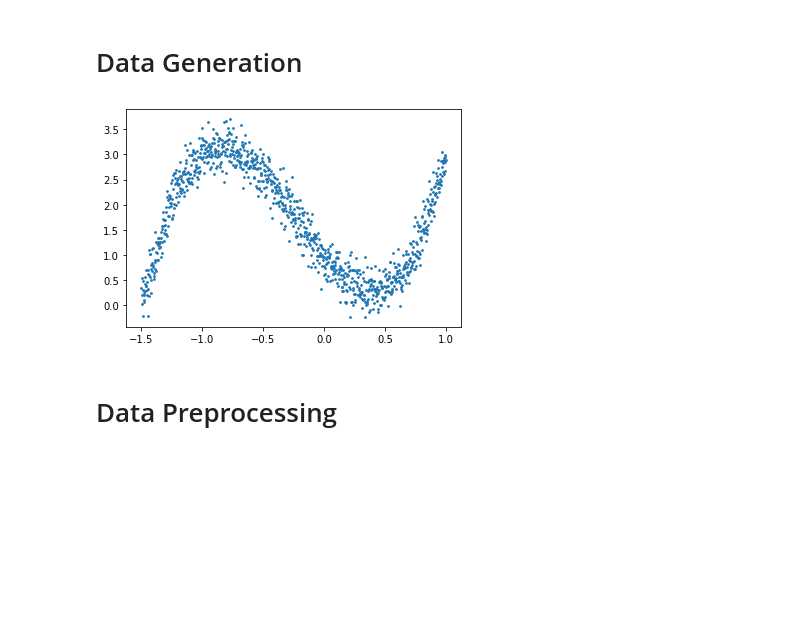
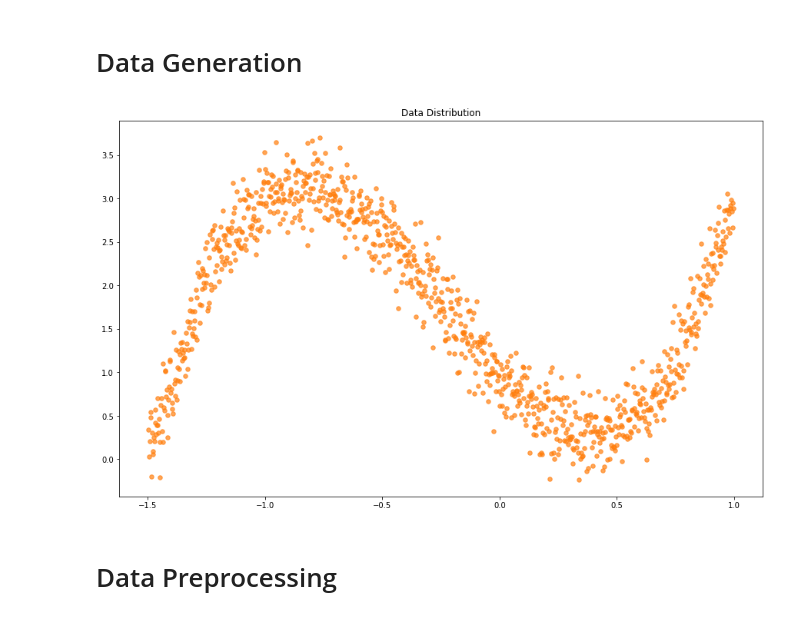
Before and after one commit to pha123661/NYCU-2021Fall-Introduction-to-Machine-Learning, a Jupyter notebook: HW4/Source code HW4 0711239.ipynb, the cells around one changed output. Cells and saved outputs as stored; diff of their text form; code cells hidden in the pictures; blank space fills up the shorter version.

```diff
--- a/HW4/Source code HW4 0711239.ipynb
+++ b/HW4/Source code HW4 0711239.ipynb
@@ -8,25 +8,24 @@
 import numpy as np
 import pandas as pd
 import matplotlib.pyplot as plt
-import matplotlib
 %matplotlib inline
 np.random.seed(0)
-matplotlib.rcParams['text.usetex'] = True
+plt.rcParams["figure.figsize"] = (15,9)
 # %% [markdown]
 # Linear Regression
 # %% [markdown]
 # Data Generation
 # %%
 x = np.linspace(-1.5, 1.0, num=1002)[1:-1] # -1.5 < x < 1.0
-epsilon = np.random.normal(0, 0.25, size=(1000,))
+epsilon = np.random.normal(0, 0.25, size=x.shape)
 y = 3*x**3 + 2*x**2 - 3*x + 1 + epsilon
 
 # plot
-fig = plt.figure()
-plt.scatter(x, y, s=3)
+plt.figure()
+plt.title("Data Distribution")
+plt.scatter(x, y, s=30, alpha=0.7, c='tab:orange')
 plt.show()
-plt.close(fig)
 # %% [output]
-[figure, old version]
+[figure, new version]
 # %% [markdown]
 # Data Preprocessing
```
Also changed, not shown: parts of 11 cells of this notebook.
